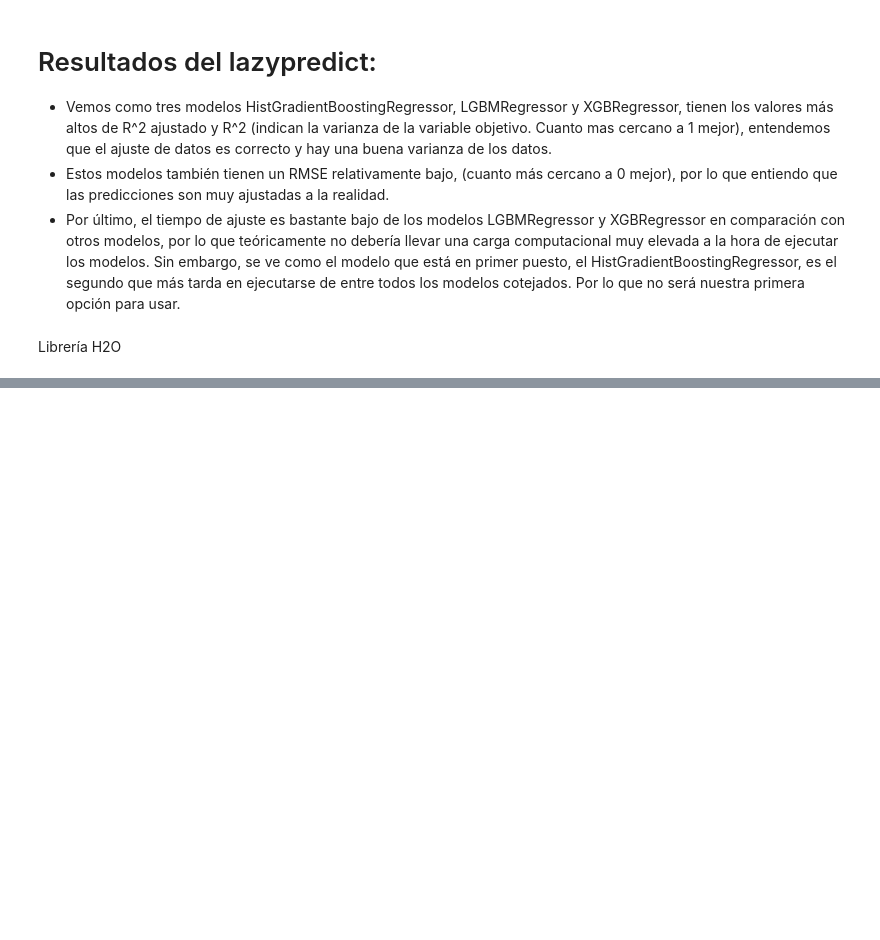
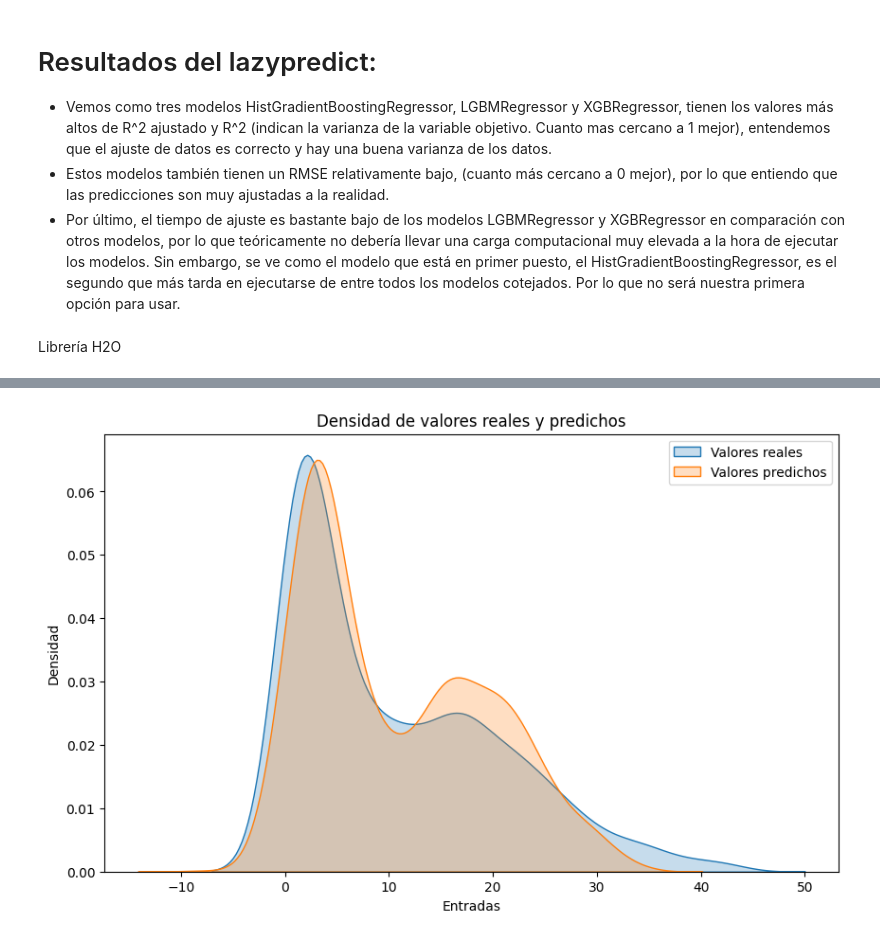
Before and after one commit to JuanArmas/Proyecto_Final_CEIABD, a Jupyter notebook: Proyecto_Final_JuanArmas.ipynb, the cells around one changed output, grey strips where cells are left out. Cells and saved outputs as stored; diff of their text form; code cells hidden in the pictures; blank space fills up the shorter version.

```diff
--- a/Proyecto_Final_JuanArmas.ipynb
+++ b/Proyecto_Final_JuanArmas.ipynb
@@ -692,0 +952,11 @@ En ámbitos generales estudiando las métricas de los tres modelos principales p
+# %%
+plt.figure(figsize=(10, 6))
+sns.kdeplot(y_test.to_list(), label='Valores reales', shade=True)
+sns.kdeplot(y_pred_test_xgb_model, label='Valores predichos', shade=True)
+plt.xlabel('Entradas')
+plt.ylabel('Densidad')
+plt.title('Densidad de valores reales y predichos')
+plt.legend()
+plt.show()
+# %% [output]
+[figure, added]
```
Also changed, not shown: parts of 49 cells of this notebook.
